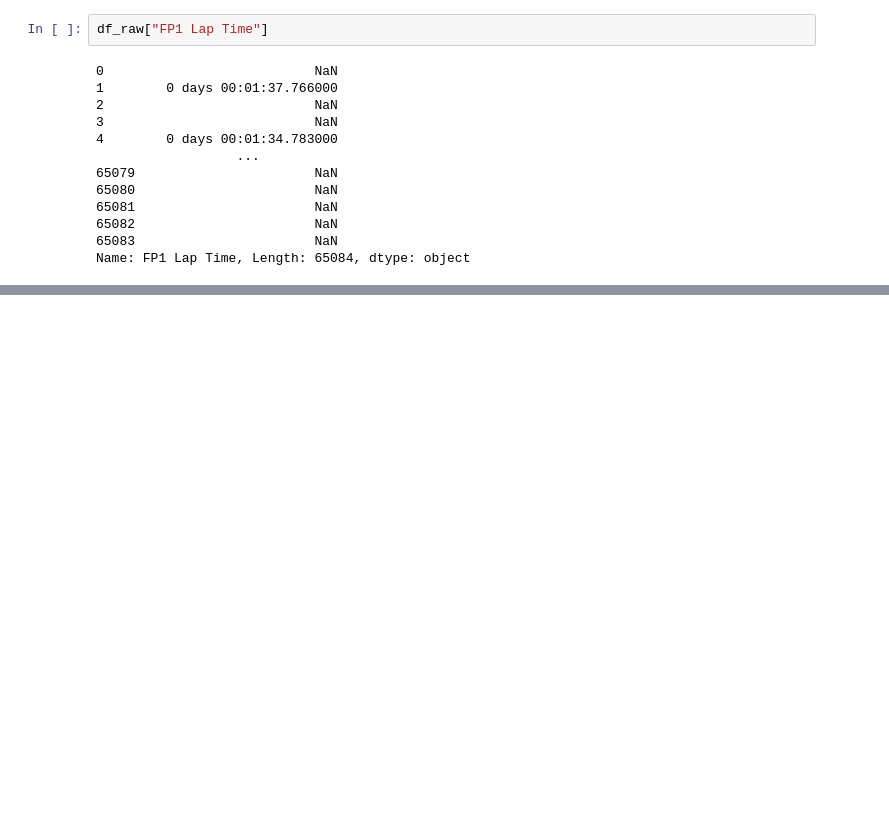
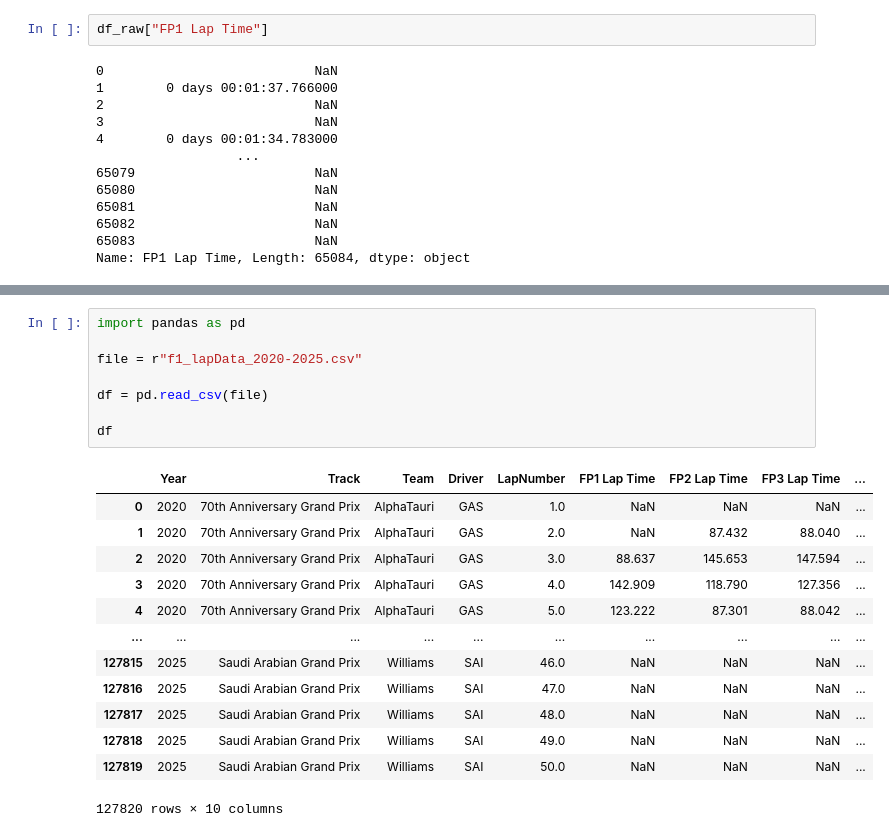
Before and after one commit to Slusks/SimplyLovelyF1, a Jupyter notebook: FastF1API.ipynb, the cells around one changed output, grey strips where cells are left out. Drawn from its saved outputs; the diff is of its cells as text; blank space fills up the shorter version.

```diff
--- a/FastF1API.ipynb
+++ b/FastF1API.ipynb
@@ -205,0 +368,22 @@ Name: FP1 Lap Time, Length: 65084, dtype: object
+# %%
+import pandas as pd
+
+file = r"f1_lapData_2020-2025.csv"
+
+df = pd.read_csv(file)
+
+df
+# %% [output]
+|  | Year | Track | Team | Driver | LapNumber | FP1 Lap Time | FP2 Lap Time | FP3 Lap Time | ... |
+| 0 | 2020 | 70th Anniversary Grand Prix | AlphaTauri | GAS | 1.0 | NaN | NaN | NaN | ... |
+| 1 | 2020 | 70th Anniversary Grand Prix | AlphaTauri | GAS | 2.0 | NaN | 87.432 | 88.040 | ... |
+| 2 | 2020 | 70th Anniversary Grand Prix | AlphaTauri | GAS | 3.0 | 88.637 | 145.653 | 147.594 | ... |
+| 3 | 2020 | 70th Anniversary Grand Prix | AlphaTauri | GAS | 4.0 | 142.909 | 118.790 | 127.356 | ... |
+| 4 | 2020 | 70th Anniversary Grand Prix | AlphaTauri | GAS | 5.0 | 123.222 | 87.301 | 88.042 | ... |
+| ... | ... | ... | ... | ... | ... | ... | ... | ... | ... |
+| 127815 | 2025 | Saudi Arabian Grand Prix | Williams | SAI | 46.0 | NaN | NaN | NaN | ... |
+| 127816 | 2025 | Saudi Arabian Grand Prix | Williams | SAI | 47.0 | NaN | NaN | NaN | ... |
+| 127817 | 2025 | Saudi Arabian Grand Prix | Williams | SAI | 48.0 | NaN | NaN | NaN | ... |
+| 127818 | 2025 | Saudi Arabian Grand Prix | Williams | SAI | 49.0 | NaN | NaN | NaN | ... |
+| 127819 | 2025 | Saudi Arabian Grand Prix | Williams | SAI | 50.0 | NaN | NaN | NaN | ... |
+127820 rows × 10 columns
```
Also changed, not shown: parts of 13 cells of this notebook.
